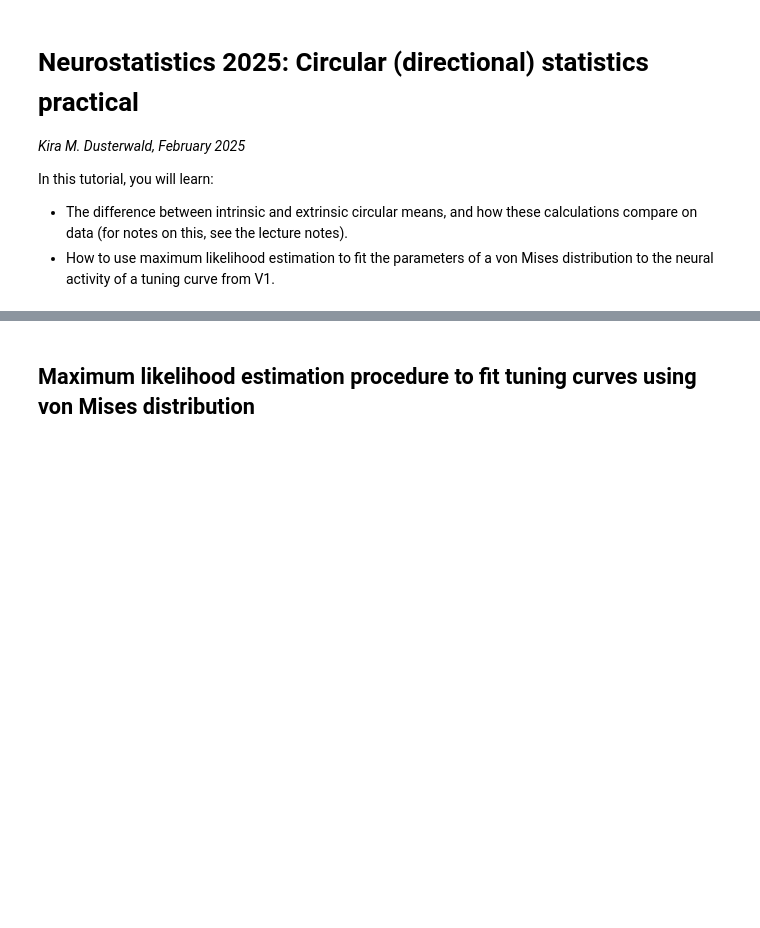
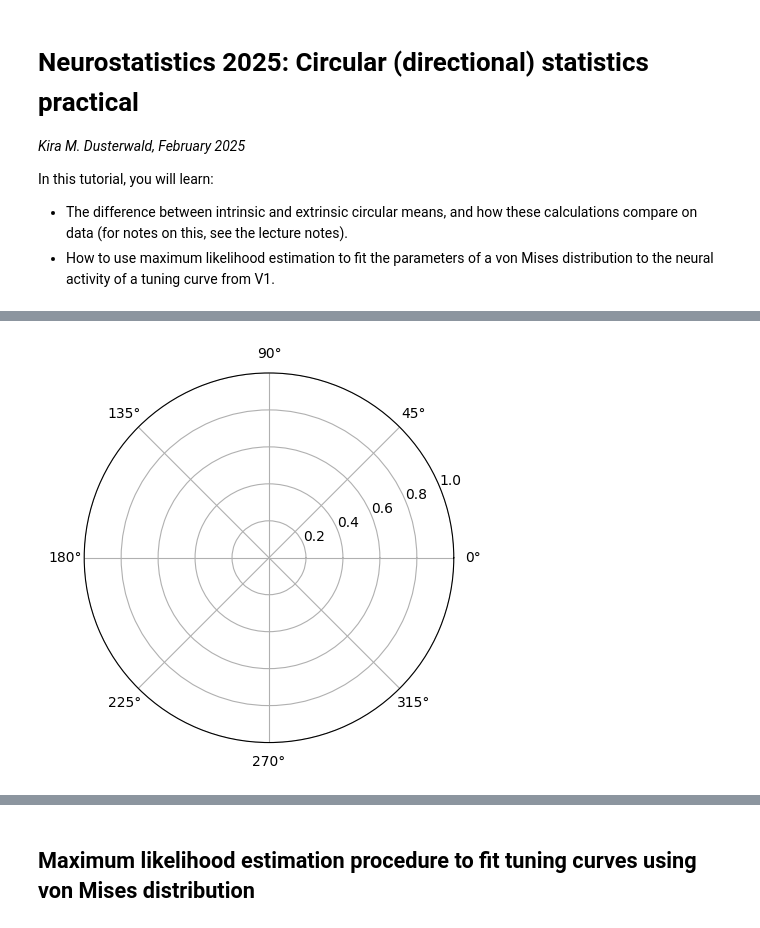
Before and after one commit to kiradust/cog_modelling_tutorials, a Jupyter notebook: directional_statistics_practical.ipynb, the cells around one changed output, grey strips where cells are left out. Drawn from its saved outputs; the diff is of its cells as text; code cells hidden in the pictures; blank space fills up the shorter version.

```diff
--- a/directional_statistics_practical.ipynb
+++ b/directional_statistics_practical.ipynb
@@ -27,0 +55,17 @@ Represent the data either proportional to activity, or as a collection of points
+# %%
+def angles_from_counts(counts):
+  """ returns list of angles corresponding to the given number of ''counts'' for each angle """
+  angles_radians = np.linspace(0, 2 * np.pi, 32, endpoint=True)  # angles in radians
+  return [j for a in [[angles_radians[i]]*int(counts[i]) for i in range(32)] for j in a]
+# %%
+angles_radians = np.linspace(0, 2 * np.pi, 32, endpoint=True)  # angles array in radians
+sig_angles_0 = angles_from_counts(neurons['neur_0'])
+sig_angles_1 = angles_from_counts(neurons['neur_1'])
+sig_angles_2 = angles_from_counts(neurons['neur_2'])
+
+# Rose plot histogram proportional to activity
+ax = plt.subplot(111, polar=True)
+### YOUR CODE to add histograms here
+plt.show()
+# %% [output]
+[figure, added]
```
Also changed, not shown: parts of 20 cells of this notebook.
